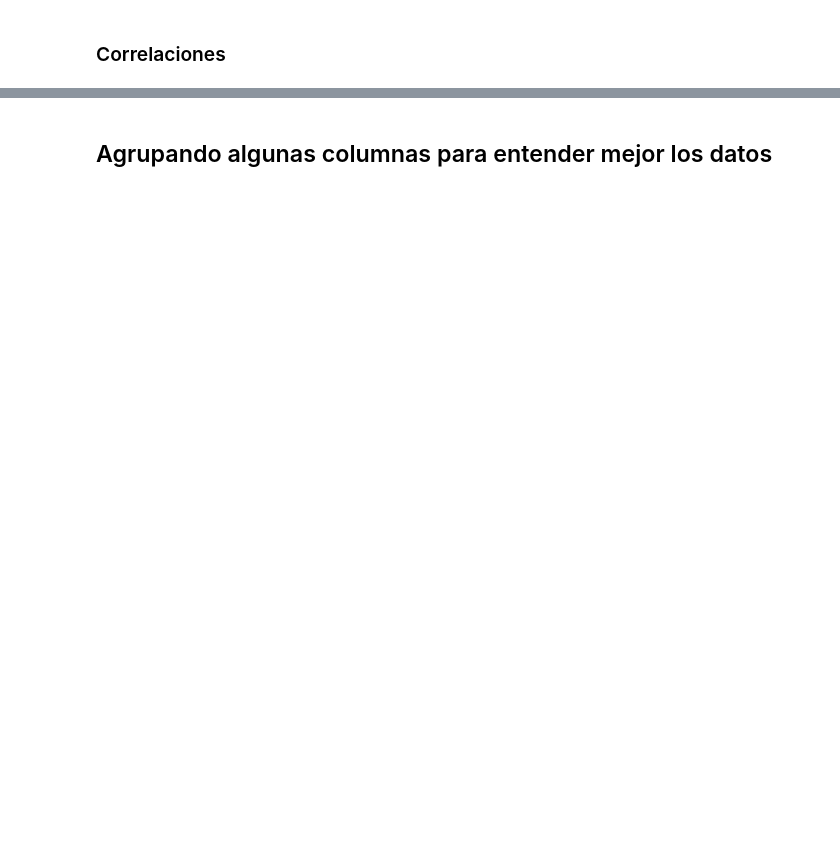
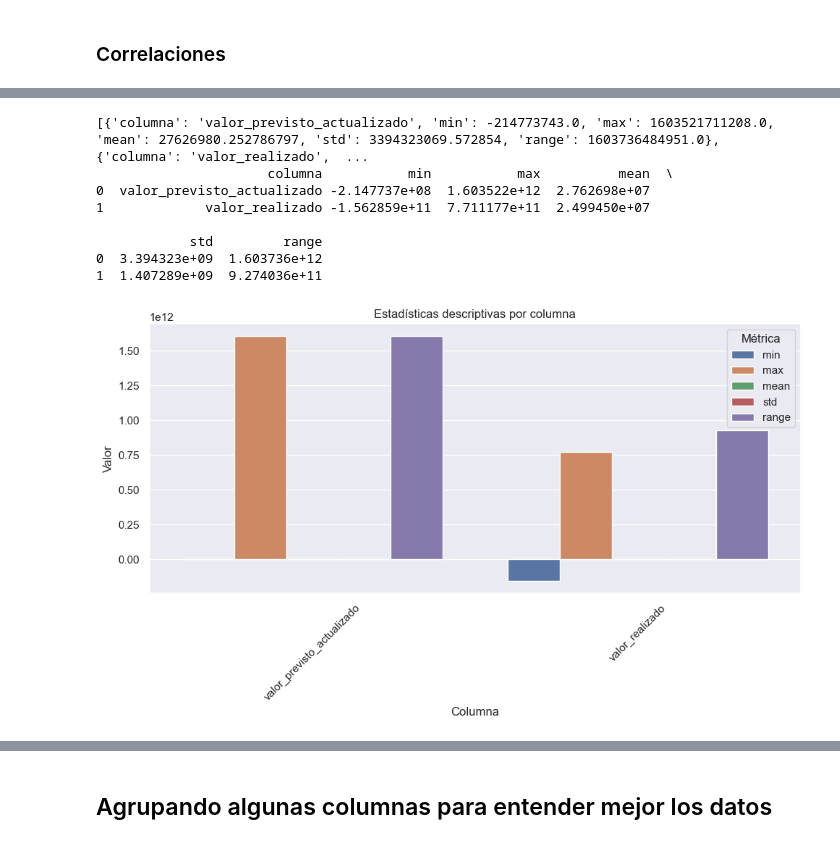
Before and after one commit to javisotogis/02Proyecto-Brasil, a Jupyter notebook: brasil-eda.ipynb, the cells around one changed output, grey strips where cells are left out. Cells and saved outputs as stored; diff of their text form; code cells hidden in the pictures; blank space fills up the shorter version.

```diff
--- a/brasil-eda.ipynb
+++ b/brasil-eda.ipynb
@@ -446,0 +524,15 @@ plt.show()
+# %%
+#columnas_interes = ['valor_previsto_actualizado', 'valor_lanzado', 'valor_realizado', 'percentual_realizado', 'diferencia_realizado_previsto']
+#columnas_interes = ['valor_previsto_actualizado', 'valor_lanzado', 'valor_realizado', 'diferencia_realizado_previsto']
+columnas_interes = ['valor_previsto_actualizado', 'valor_realizado']
+barplot_descriptive(df_all,columnas_interes)
+# %% [output]
+[{'columna': 'valor_previsto_actualizado', 'min': -214773743.0, 'max': 1603521711208.0, 'mean': 27626980.252786797, 'std': 3394323069.572854, 'range': 1603736484951.0}, {'columna': 'valor_realizado',  ...
+                      columna           min           max          mean  \
+0  valor_previsto_actualizado -2.147737e+08  1.603522e+12  2.762698e+07
+1             valor_realizado -1.562859e+11  7.711177e+11  2.499450e+07
+
+            std         range
+0  3.394323e+09  1.603736e+12
+1  1.407289e+09  9.274036e+11
+[figure, added]
```
Also changed, not shown: parts of 35 cells of this notebook, 1 other file.
